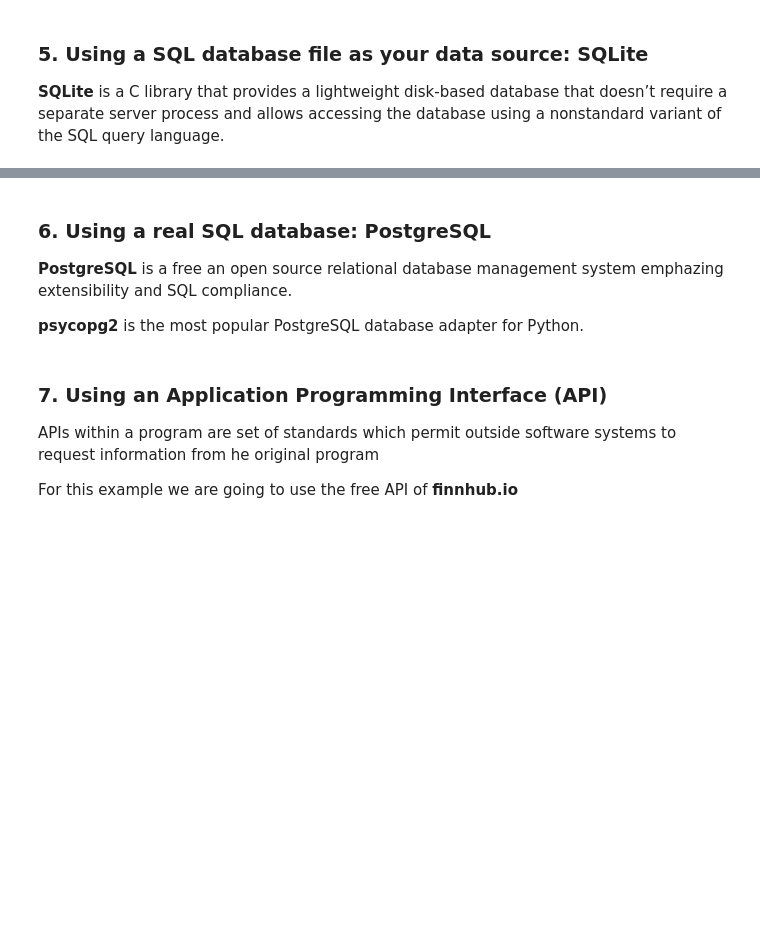
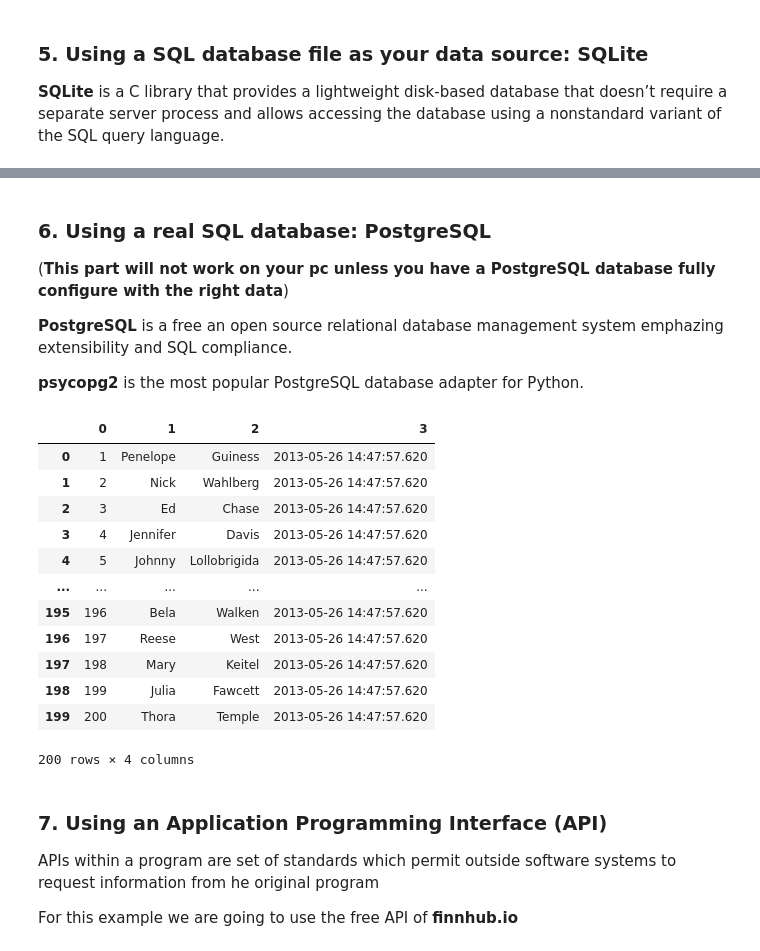
Before and after one commit to ibdafna/learning_jupyter_with_bloomberg, a Jupyter notebook: notebooks/Webinar_2/Data_Sources.ipynb, the cells around one changed output, grey strips where cells are left out. Cells and saved outputs as stored; diff of their text form; code cells hidden in the pictures; blank space fills up the shorter version.

```diff
--- a/notebooks/Webinar_2/Data_Sources.ipynb
+++ b/notebooks/Webinar_2/Data_Sources.ipynb
@@ -97,5 +102,8 @@ separate server process and allows accessing the database using a nonstandard va
 # %% [markdown]
+
 ### 6. Using a real SQL database: PostgreSQL
+
+(**This part will not work on your pc unless you have a PostgreSQL database fully configure with the right data**)
 
 **PostgreSQL** is a free an open source relational database management system emphazing extensibility and SQL compliance.
 
@@ -103,3 +113,27 @@ separate server process and allows accessing the database using a nonstandard va
+# %%
+con = psycopg2.connect(database='dvdrental', user='postgres', password="a", host="127.0.0.1", port="5432")
+# %%
+cur = con.cursor()
+cur.execute("select * from actor")
+rows = cur.fetchall()
+data = []
+for row in rows:
+    data.append(row)
+pd.DataFrame(data)
+# %% [output]
+|  | 0 | 1 | 2 | 3 |
+| 0 | 1 | Penelope | Guiness | 2013-05-26 14:47:57.620 |
+| 1 | 2 | Nick | Wahlberg | 2013-05-26 14:47:57.620 |
+| 2 | 3 | Ed | Chase | 2013-05-26 14:47:57.620 |
+| 3 | 4 | Jennifer | Davis | 2013-05-26 14:47:57.620 |
+| 4 | 5 | Johnny | Lollobrigida | 2013-05-26 14:47:57.620 |
+| ... | ... | ... | ... | ... |
+| 195 | 196 | Bela | Walken | 2013-05-26 14:47:57.620 |
+| 196 | 197 | Reese | West | 2013-05-26 14:47:57.620 |
+| 197 | 198 | Mary | Keitel | 2013-05-26 14:47:57.620 |
+| 198 | 199 | Julia | Fawcett | 2013-05-26 14:47:57.620 |
+| 199 | 200 | Thora | Temple | 2013-05-26 14:47:57.620 |
+200 rows × 4 columns
 # %% [markdown]
 ### 7. Using an Application Programming Interface (API)
 
```
Also changed, not shown: parts of 15 cells of this notebook, 1 other file.
